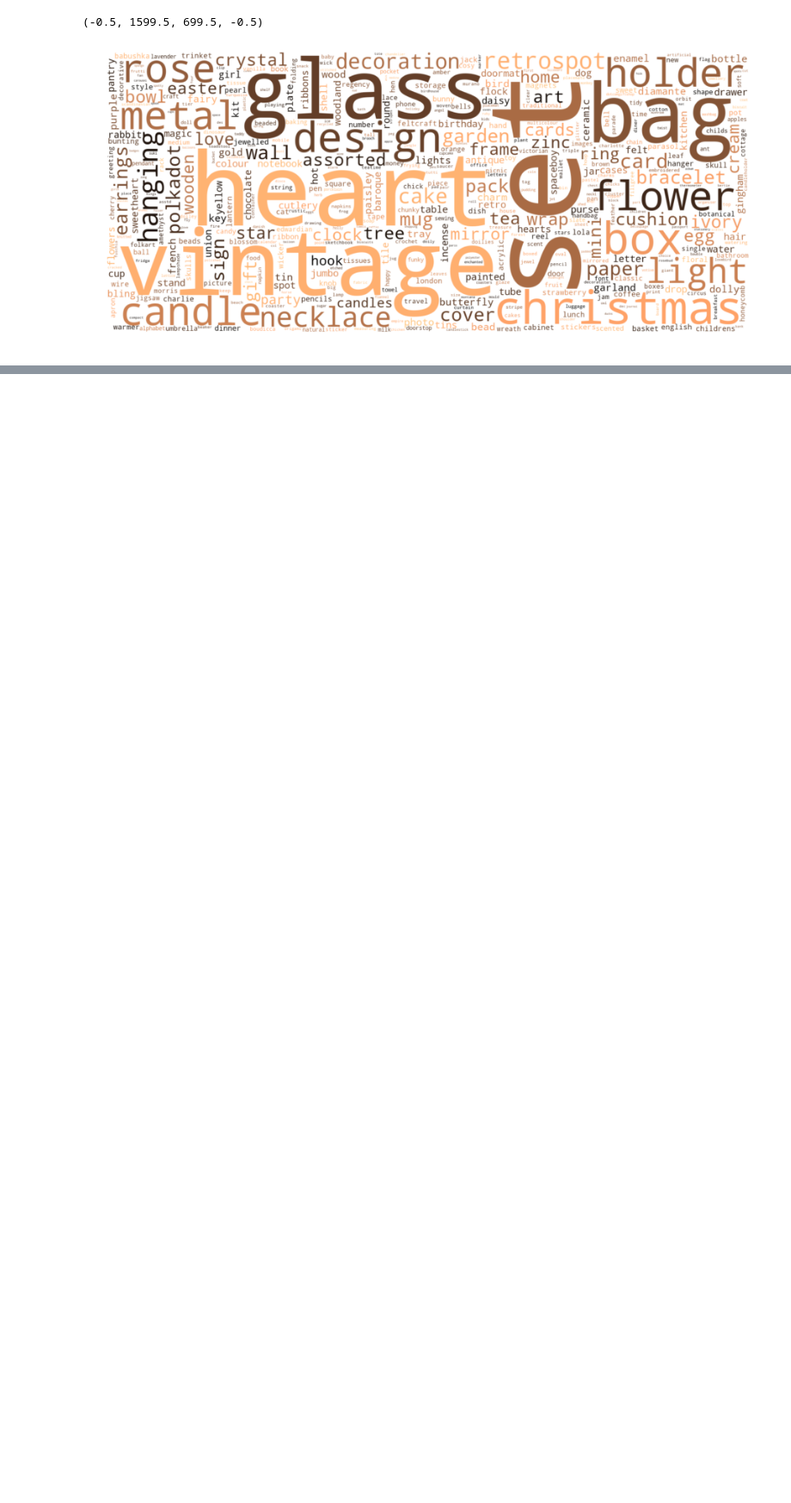
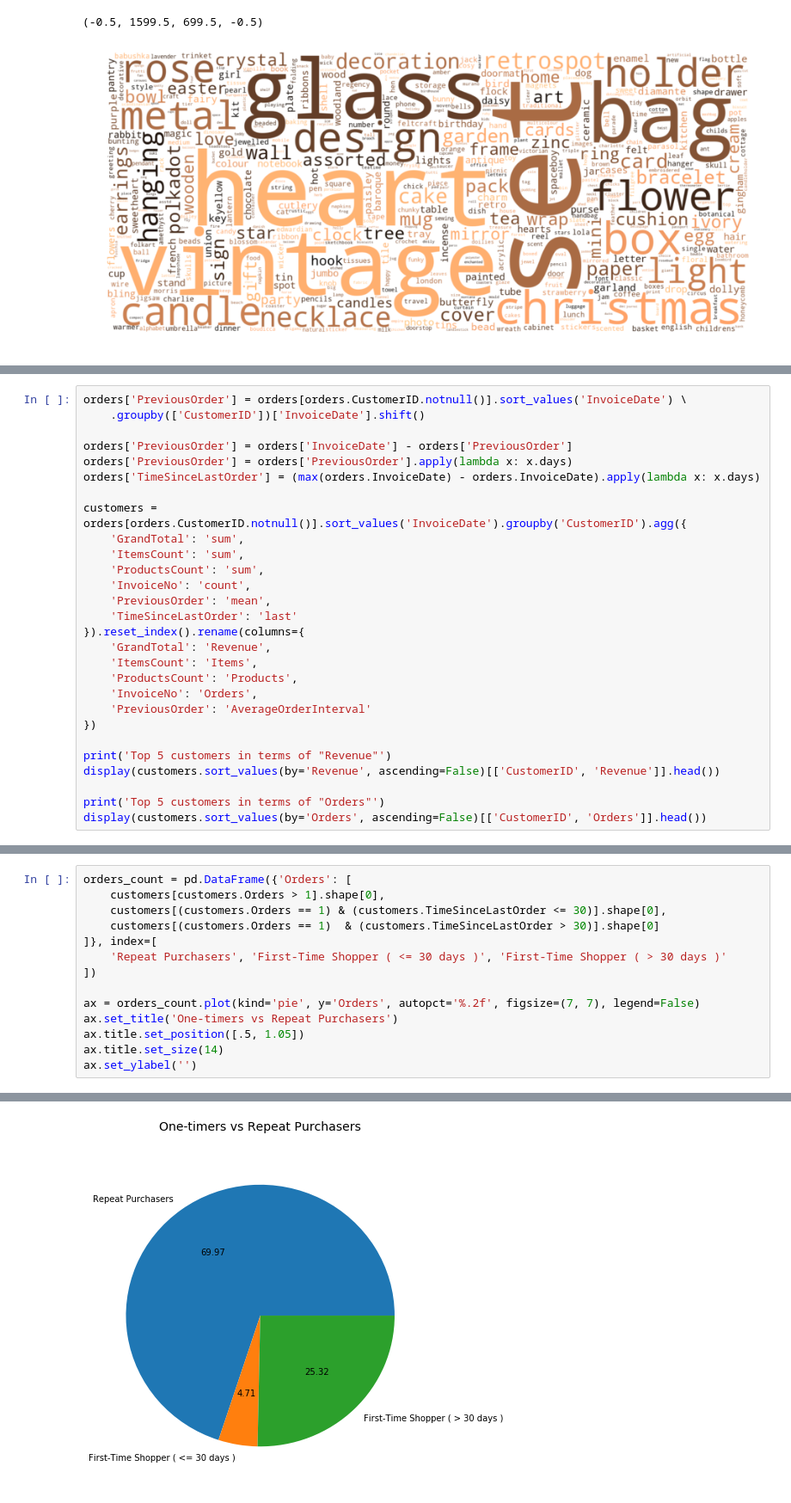
Before and after one commit to romeoc/tales, a Jupyter notebook: ecommerce/dotcomgiftshop.ipynb, the cells around one changed output, grey strips where cells are left out. Shown at 86% size. Saved outputs shown, nothing was run; the diff lists cells and outputs as text; blank space fills up the shorter version.

Commit message:
Customer Segmentation

```diff
--- a/ecommerce/dotcomgiftshop.ipynb
+++ b/ecommerce/dotcomgiftshop.ipynb
@@ -611,0 +589,28 @@ plt.axis('off')
+# %%
+orders['PreviousOrder'] = orders[orders.CustomerID.notnull()].sort_values('InvoiceDate') \
+    .groupby(['CustomerID'])['InvoiceDate'].shift()
+
+orders['PreviousOrder'] = orders['InvoiceDate'] - orders['PreviousOrder']
+orders['PreviousOrder'] = orders['PreviousOrder'].apply(lambda x: x.days)
+orders['TimeSinceLastOrder'] = (max(orders.InvoiceDate) - orders.InvoiceDate).apply(lambda x: x.days)
+
+customers = orders[orders.CustomerID.notnull()].sort_values('InvoiceDate').groupby('CustomerID').agg({
+    'GrandTotal': 'sum',
+    'ItemsCount': 'sum',
+    'ProductsCount': 'sum',
+    'InvoiceNo': 'count',
+    'PreviousOrder': 'mean',
+    'TimeSinceLastOrder': 'last'
+}).reset_index().rename(columns={
+    'GrandTotal': 'Revenue',
+    'ItemsCount': 'Items',
+    'ProductsCount': 'Products',
+    'InvoiceNo': 'Orders',
+    'PreviousOrder': 'AverageOrderInterval'
+})
+
+print('Top 5 customers in terms of "Revenue"')
+display(customers.sort_values(by='Revenue', ascending=False)[['CustomerID', 'Revenue']].head())
+
+print('Top 5 customers in terms of "Orders"')
+display(customers.sort_values(by='Orders', ascending=False)[['CustomerID', 'Orders']].head())
@@ -611,0 +664,15 @@ plt.axis('off')
+# %%
+orders_count = pd.DataFrame({'Orders': [
+    customers[customers.Orders > 1].shape[0],
+    customers[(customers.Orders == 1) & (customers.TimeSinceLastOrder <= 30)].shape[0],
+    customers[(customers.Orders == 1)  & (customers.TimeSinceLastOrder > 30)].shape[0]
+]}, index=[
+    'Repeat Purchasers', 'First-Time Shopper ( <= 30 days )', 'First-Time Shopper ( > 30 days )'
+])
+
+ax = orders_count.plot(kind='pie', y='Orders', autopct='%.2f', figsize=(7, 7), legend=False)
+ax.set_title('One-timers vs Repeat Purchasers')
+ax.title.set_position([.5, 1.05])
+ax.title.set_size(14)
+ax.set_ylabel('')
+# %% [output]
@@ -611,0 +680 @@ plt.axis('off')
+[figure, added]
```
Also changed, not shown: parts of 38 cells of this notebook, 1 other file.
